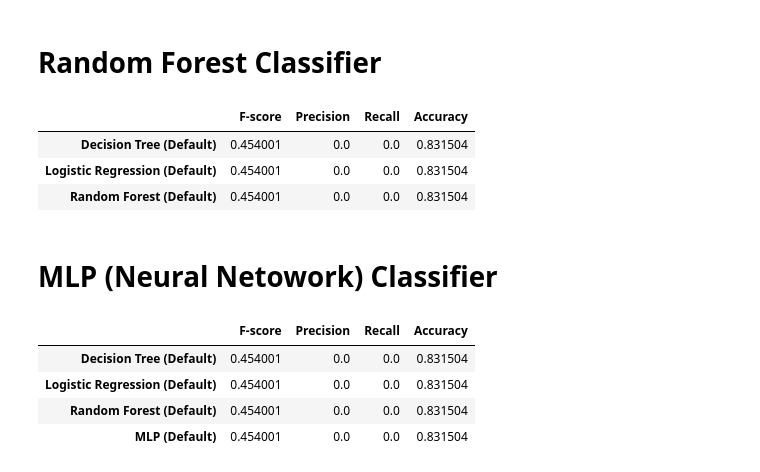
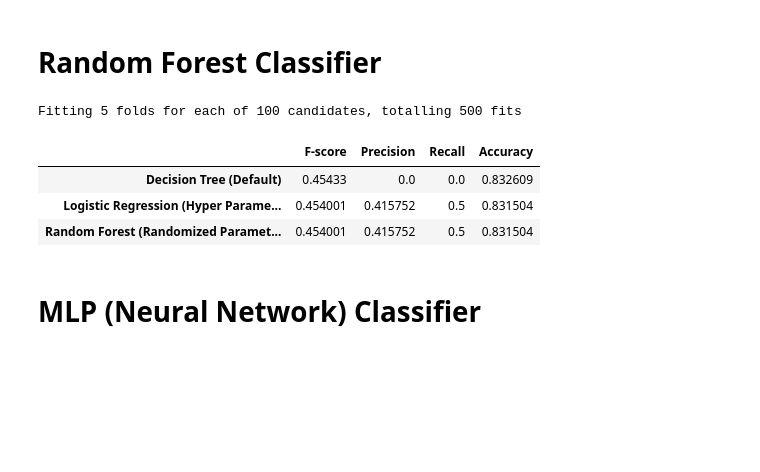
Before and after one commit to himanshudce/APM_BPI_2020, a Jupyter notebook: notebooks/model_building_and_evaluation.ipynb, the cells around one changed output. Drawn from its saved outputs; the diff is of its cells as text; code cells hidden in the pictures; blank space fills up the shorter version.

```diff
--- a/notebooks/model_building_and_evaluation.ipynb
+++ b/notebooks/model_building_and_evaluation.ipynb
@@ -107,0 +115,17 @@ results_df.sort_values(by='F-score', ascending=False)
+# %%
+solvers = ['lbfgs','newton-cg','liblinear','sag','saga']
+penalty = ['l1', 'l2', 'elasticnet', 'None']
+c_values = [100, 10, 1.0, 0.1, 0.01]
+max_iteration= [20, 50, 100, 200, 500, 1000, 2000, 5000]
+# define grid search
+grid = dict(solver=solvers,penalty=penalty,C=c_values,max_iter=max_iteration)
+
+lr_grid = GridSearchCV(estimator=lr, param_grid=grid, n_jobs=-1, scoring='accuracy',error_score=0)
+lr_grid_fit = lr_grid.fit(X_train, y_train)
+
+cross_val_results = pd.DataFrame(cross_validate(lr_grid.best_estimator_, X_train, y_train, scoring = [ 'f1_macro', 'precision_macro', 'recall_macro', 'accuracy'] ))
+
+results_df.loc['Logistic Regression (Hyper Parameter Tuning)',:] = cross_val_results[['test_f1_macro',
+       'test_precision_macro', 'test_recall_macro','test_accuracy']].mean().values
+
+results_df.sort_values(by='F-score', ascending=False)
@@ -108,40 +153,38 @@ results_df.sort_values(by='F-score', ascending=False)
 # %% [markdown]
 # Random Forest Classifier
 # %%
-rf = RandomForestClassifier(n_estimators=20, random_state=42, max_depth=4)
-rf_fit = rf.fit(X_train, y_train)
-# Predicting the Test set results
-#rf_predict = rf_fit.predict(X_test)
-rf_predict = rf_fit.predict(X_train)
+# rf = RandomForestClassifier(n_estimators=20, random_state=42, max_depth=4)
+# rf_fit = rf.fit(X_train, y_train)
+# # Predicting the Test set results
+# rf_predict = rf_fit.predict(X_test)
+#
+# results_df.loc['Random Forest (Default)',:] = [f1_score(y_test,rf_predict, average='macro'), precision_score(y_test,rf_predict), recall_score(y_test,rf_predict),accuracy_score(y_test,rf_predict)]
+#
+# results_df.sort_values(by='F-score', ascending=False)
+#
 
-#results_df.loc['Random Forest (Default)',:] = [f1_score(y_test,rf_predict, average='macro'), precision_score(y_test,rf_predict), recall_score(y_test,rf_predict),accuracy_score(y_test,rf_predict)]
-results_df.loc['Random Forest (Default)',:] = [f1_score(y_train,rf_predict, average='macro'), precision_score(y_train,rf_predict), recall_score(y_train,rf_predict),accuracy_score(y_train,rf_predict)]
+rf = RandomForestClassifier()
+n_estimators = [1,5,10,40,100,200,500,1000,2000,5000]
+max_features = ['sqrt', 'log2']
+max_depth = [1,3,5,7,9,11,13,15,20]
+criterion= ['gini', 'entropy']
+
+grid = dict(n_estimators=n_estimators, max_features=max_features, max_depth=max_depth, criterion=criterion)
+
+rf_random = RandomizedSearchCV(estimator = rf, param_distributions = grid, n_iter = 100, verbose=2, random_state=42, n_jobs = -1)
+rf_random_fit = rf_random.fit(X_train, y_train)
+
+cross_val_results = pd.DataFrame(cross_validate(rf_random.best_estimator_ , X_train, y_train, scoring = [ 'f1_macro', 'precision_macro', 'recall_macro', 'accuracy'] ))
+
+results_df.loc['Random Forest (Randomized Parameters)',:] = cross_val_results[['test_f1_macro',
+       'test_precision_macro', 'test_recall_macro','test_accuracy']].mean().values
+
 results_df.sort_values(by='F-score', ascending=False)
 # %% [output]
+Fitting 5 folds for each of 100 candidates, totalling 500 fits
 |  | F-score | Precision | Recall | Accuracy |
-| Decision Tree (Default) | 0.454001 | 0.0 | 0.0 | 0.831504 |
-| Logistic Regression (Default) | 0.454001 | 0.0 | 0.0 | 0.831504 |
-| Random Forest (Default) | 0.454001 | 0.0 | 0.0 | 0.831504 |
+| Decision Tree (Default) | 0.45433 | 0.0 | 0.0 | 0.832609 |
+| Logistic Regression (Hyper Parame... | 0.454001 | 0.415752 | 0.5 | 0.831504 |
+| Random Forest (Randomized Paramet... | 0.454001 | 0.415752 | 0.5 | 0.831504 |
 # %% [markdown]
-# MLP (Neural Netowork) Classifier
+# MLP (Neural Network) Classifier
-# %%
-nnet = MLPClassifier(hidden_layer_sizes=[1],
-                           alpha=0,
-                           activation='logistic',
-                           max_iter=400,
-                           solver='lbfgs',random_state=42)
-
-nnet_fit = nnet.fit(X_train, y_train)
-#nnet_predict = nnet_fit.predict_proba(X_test)
-#TODO: Decide if we want to predict outright, or predict probabilities?
-#nnet_predict = nnet_fit.predict_proba(X_test)
-nnet_predict = nnet_fit.predict(X_train)
-
-results_df.loc['MLP (Default)',:] = [f1_score(y_train,nnet_predict, average='macro'), precision_score(y_train,nnet_predict), recall_score(y_train,nnet_predict),accuracy_score(y_train,nnet_predict)]
-results_df.sort_values(by='F-score', ascending=False)
-# %% [output]
-|  | F-score | Precision | Recall | Accuracy |
-| Decision Tree (Default) | 0.454001 | 0.0 | 0.0 | 0.831504 |
-| Logistic Regression (Default) | 0.454001 | 0.0 | 0.0 | 0.831504 |
-| Random Forest (Default) | 0.454001 | 0.0 | 0.0 | 0.831504 |
-| MLP (Default) | 0.454001 | 0.0 | 0.0 | 0.831504 |
```
Also changed, not shown: parts of 13 cells of this notebook.
